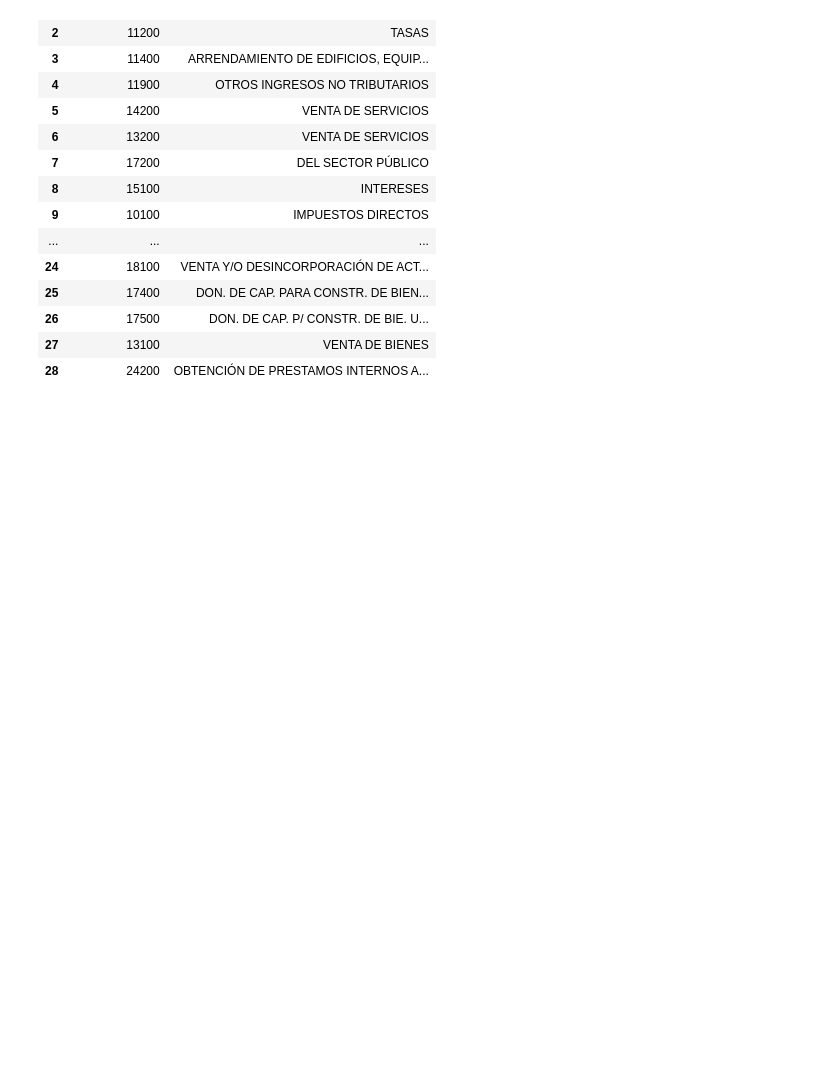
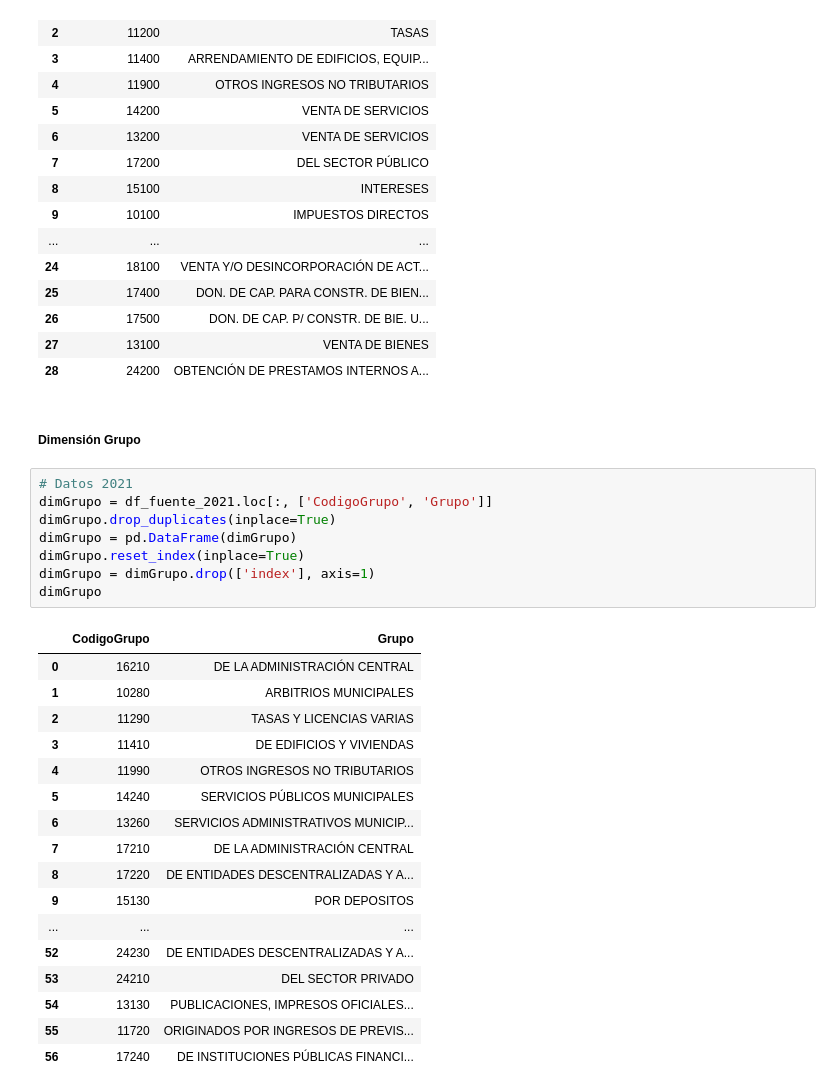
Before and after one commit to jerson8a/Proyecto2_CienciaDeDatosEnPython, a Jupyter notebook: Solution_Project2_JersonOchoa.ipynb, the cells around one changed output. Drawn from its saved outputs; the diff is of its cells as text; blank space fills up the shorter version.

Commit message:
[ADD] Dimension Grupo

```diff
--- a/Solution_Project2_JersonOchoa.ipynb
+++ b/Solution_Project2_JersonOchoa.ipynb
@@ -591,3 +591,31 @@ dimSeccion
 | 26 | 17500 | DON. DE CAP. P/ CONSTR. DE BIE. U... |
 | 27 | 13100 | VENTA DE BIENES |
 | 28 | 24200 | OBTENCIÓN DE PRESTAMOS INTERNOS A... |
+# %% [markdown]
+##### Dimensión Grupo
+# %%
+# Datos 2021
+dimGrupo = df_fuente_2021.loc[:, ['CodigoGrupo', 'Grupo']]
+dimGrupo.drop_duplicates(inplace=True)
+dimGrupo = pd.DataFrame(dimGrupo)
+dimGrupo.reset_index(inplace=True)
+dimGrupo = dimGrupo.drop(['index'], axis=1)
+dimGrupo
+# %% [output]
+|  | CodigoGrupo | Grupo |
+| 0 | 16210 | DE LA ADMINISTRACIÓN CENTRAL |
+| 1 | 10280 | ARBITRIOS MUNICIPALES |
+| 2 | 11290 | TASAS Y LICENCIAS VARIAS |
+| 3 | 11410 | DE EDIFICIOS Y VIVIENDAS |
+| 4 | 11990 | OTROS INGRESOS NO TRIBUTARIOS |
+| 5 | 14240 | SERVICIOS PÚBLICOS MUNICIPALES |
+| 6 | 13260 | SERVICIOS ADMINISTRATIVOS MUNICIP... |
+| 7 | 17210 | DE LA ADMINISTRACIÓN CENTRAL |
+| 8 | 17220 | DE ENTIDADES DESCENTRALIZADAS Y A... |
+| 9 | 15130 | POR DEPOSITOS |
+| ... | ... | ... |
+| 52 | 24230 | DE ENTIDADES DESCENTRALIZADAS Y A... |
+| 53 | 24210 | DEL SECTOR PRIVADO |
+| 54 | 13130 | PUBLICACIONES, IMPRESOS OFICIALES... |
+| 55 | 11720 | ORIGINADOS POR INGRESOS DE PREVIS... |
+| 56 | 17240 | DE INSTITUCIONES PÚBLICAS FINANCI... |
```
Also changed, not shown: parts of 2 cells of this notebook.
